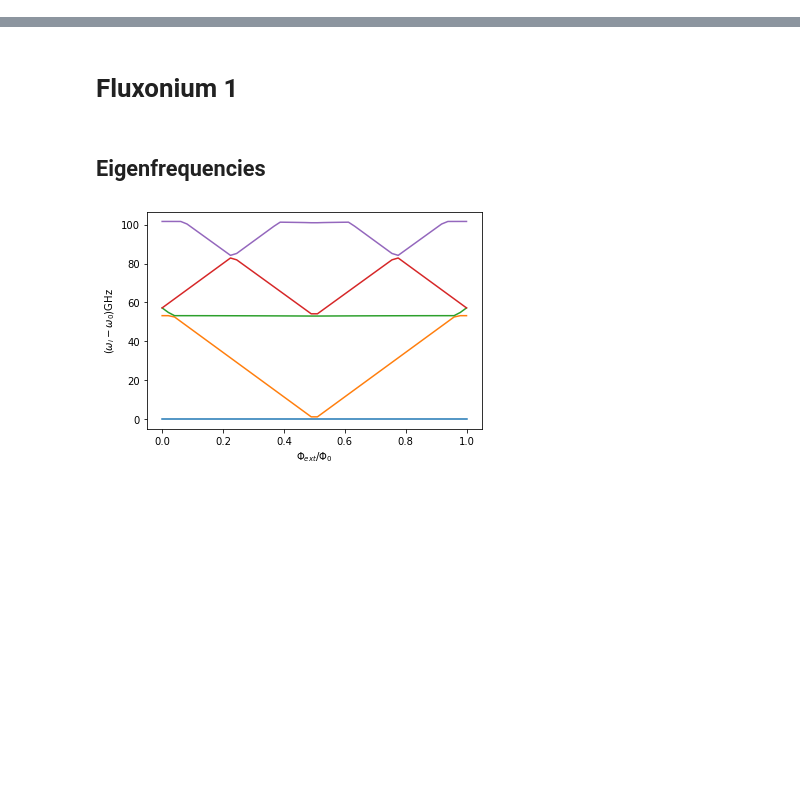
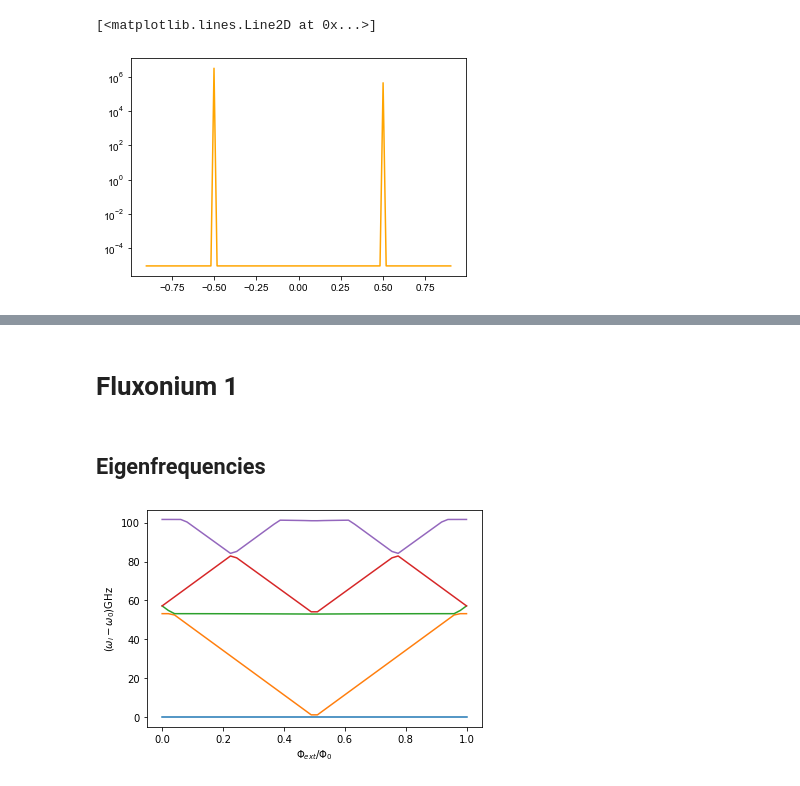
Before and after one commit to stanfordLINQS/SQcircuit, a Jupyter notebook: examples/fluxonium.ipynb, the cells around one changed output, grey strips where cells are left out. Cells and saved outputs as stored; diff of their text form; code cells hidden in the pictures; blank space fills up the shorter version.

```diff
--- a/examples/fluxonium.ipynb
+++ b/examples/fluxonium.ipynb
@@ -7,0 +50,5 @@ from matplotlib.colors import LinearSegmentedColormap
+# %%
+plt.semilogy(phiExt, 1/decay['flux_noise'],'orange')
+# %% [output]
+[<matplotlib.lines.Line2D at 0x...>]
+[figure, added]
```
Also changed, not shown: parts of 15 cells of this notebook, 10 other files.
